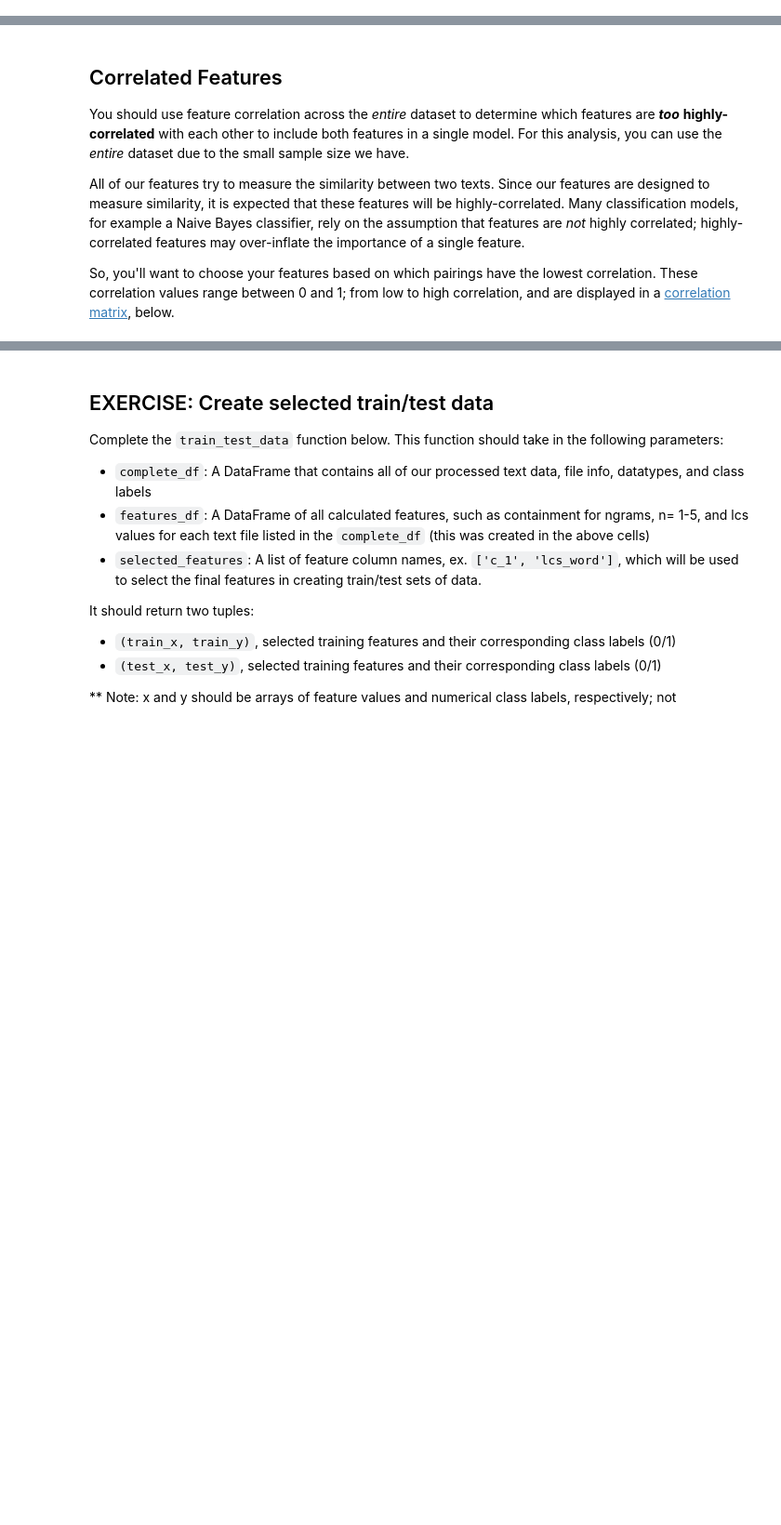
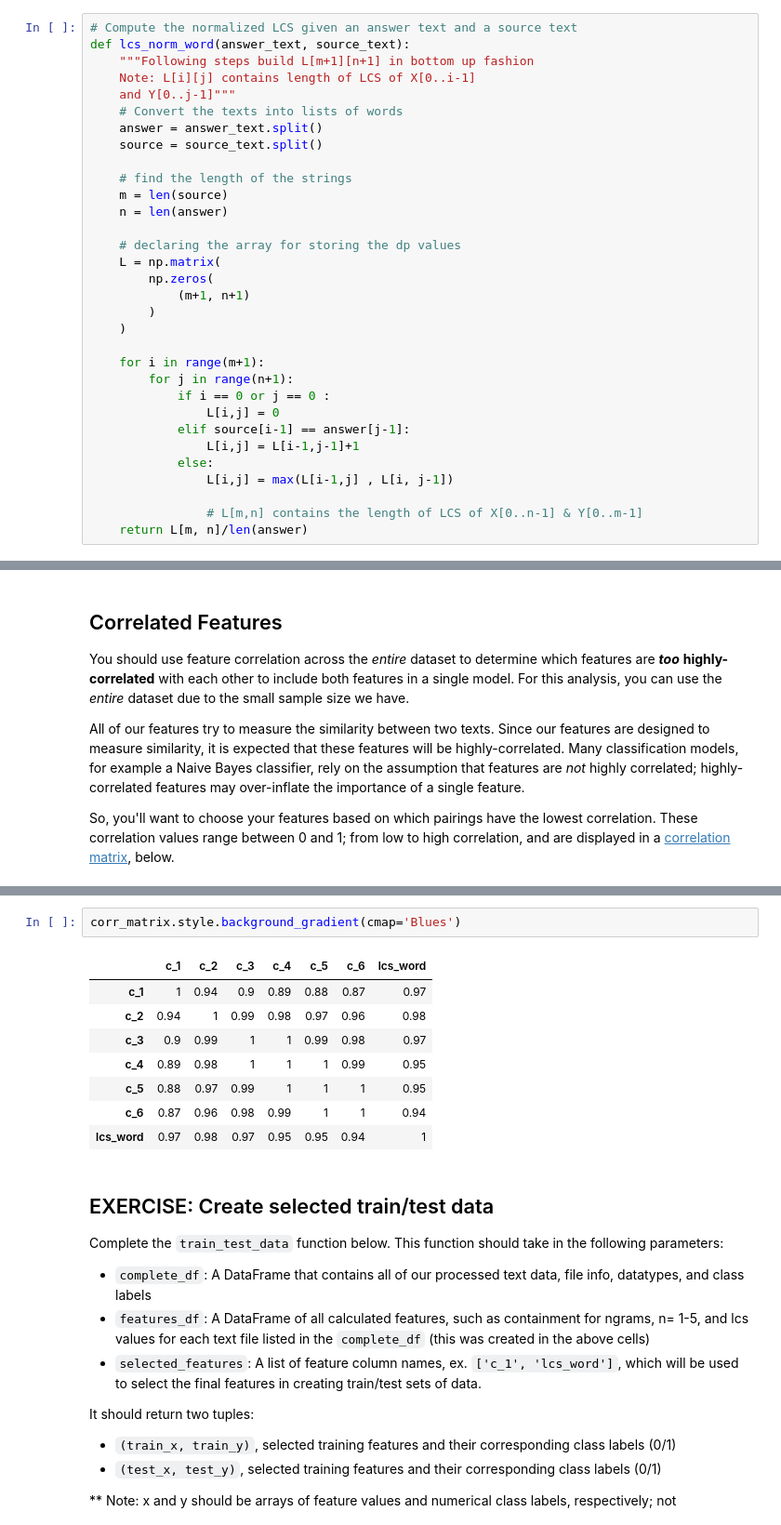
Before and after one commit to Inventrohyder/ML_SageMaker_Studies, a Jupyter notebook: Project_Plagiarism_Detection/2_Plagiarism_Feature_Engineering.ipynb, the cells around one changed output, grey strips where cells are left out. Shown: that part at 93% size. Saved outputs shown, nothing was run; the diff lists cells and outputs as text; blank space fills up the shorter version.

```diff
--- a/Project_Plagiarism_Detection/2_Plagiarism_Feature_Engineering.ipynb
+++ b/Project_Plagiarism_Detection/2_Plagiarism_Feature_Engineering.ipynb
@@ -570,3 +546,35 @@ def lcs_norm_word(answer_text, source_text):
+# %%
+# Compute the normalized LCS given an answer text and a source text
+def lcs_norm_word(answer_text, source_text):
+    """Following steps build L[m+1][n+1] in bottom up fashion
+    Note: L[i][j] contains length of LCS of X[0..i-1]
+    and Y[0..j-1]"""
+    # Convert the texts into lists of words
+    answer = answer_text.split()
+    source = source_text.split()
+
+    # find the length of the strings
+    m = len(source)
+    n = len(answer)
+
+    # declaring the array for storing the dp values
+    L = np.matrix(
+        np.zeros(
+            (m+1, n+1)
+        )
+    )
+
+    for i in range(m+1):
+        for j in range(n+1):
+            if i == 0 or j == 0 :
+                L[i,j] = 0
+            elif source[i-1] == answer[j-1]:
+                L[i,j] = L[i-1,j-1]+1
+            else:
+                L[i,j] = max(L[i-1,j] , L[i, j-1])
+
+                # L[m,n] contains the length of LCS of X[0..n-1] & Y[0..m-1]
+    return L[m, n]/len(answer)
 # %% [markdown]
 ### Test cells
 
@@ -767,3 +817,14 @@ display(corr_matrix)
+# %%
+corr_matrix.style.background_gradient(cmap='Blues')
+# %% [output]
+|  | c_1 | c_2 | c_3 | c_4 | c_5 | c_6 | lcs_word |
+| c_1 | 1 | 0.94 | 0.9 | 0.89 | 0.88 | 0.87 | 0.97 |
+| c_2 | 0.94 | 1 | 0.99 | 0.98 | 0.97 | 0.96 | 0.98 |
+| c_3 | 0.9 | 0.99 | 1 | 1 | 0.99 | 0.98 | 0.97 |
+| c_4 | 0.89 | 0.98 | 1 | 1 | 1 | 0.99 | 0.95 |
+| c_5 | 0.88 | 0.97 | 0.99 | 1 | 1 | 1 | 0.95 |
+| c_6 | 0.87 | 0.96 | 0.98 | 0.99 | 1 | 1 | 0.94 |
+| lcs_word | 0.97 | 0.98 | 0.97 | 0.95 | 0.95 | 0.94 | 1 |
 # %% [markdown]
 ## EXERCISE: Create selected train/test data
 
```
Also changed, not shown: parts of 8 cells of this notebook.
